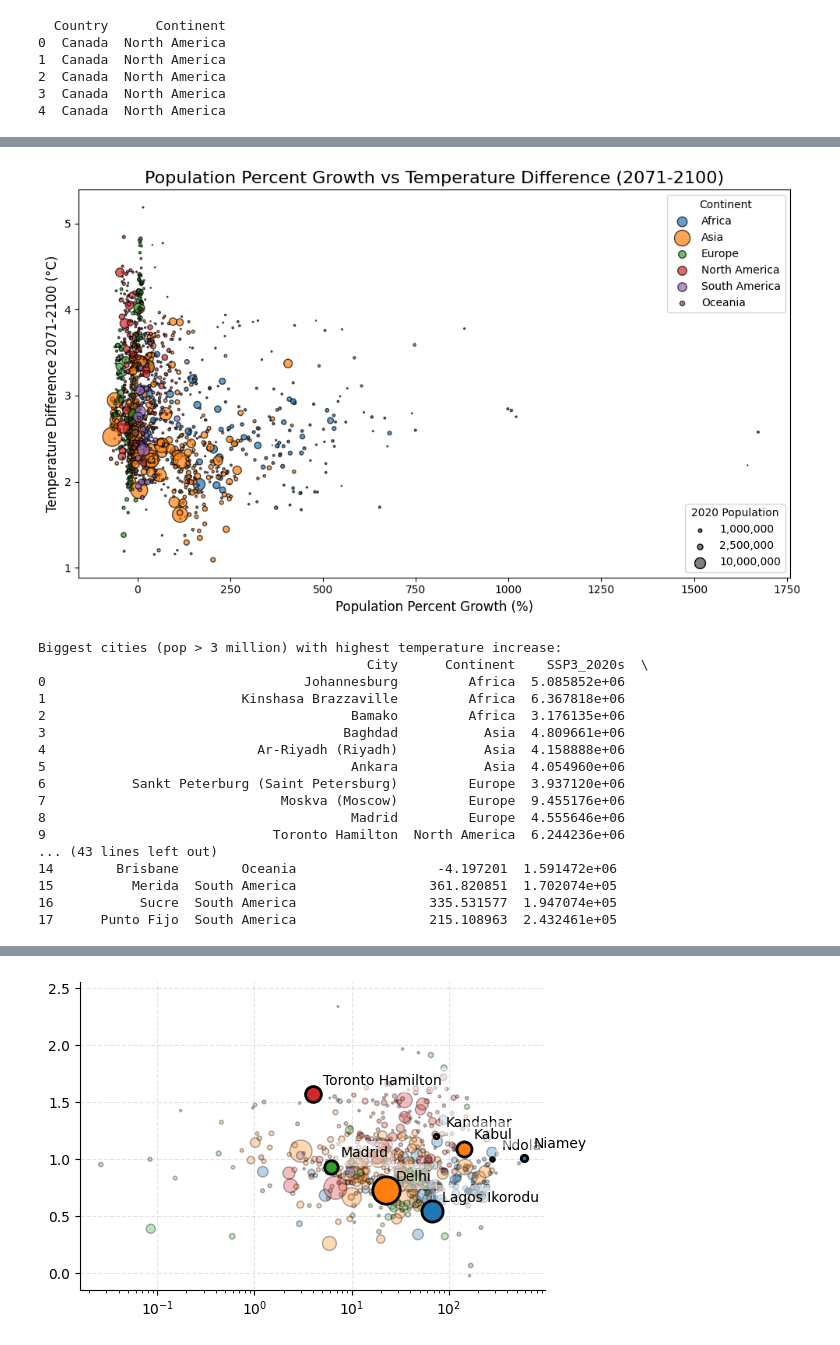
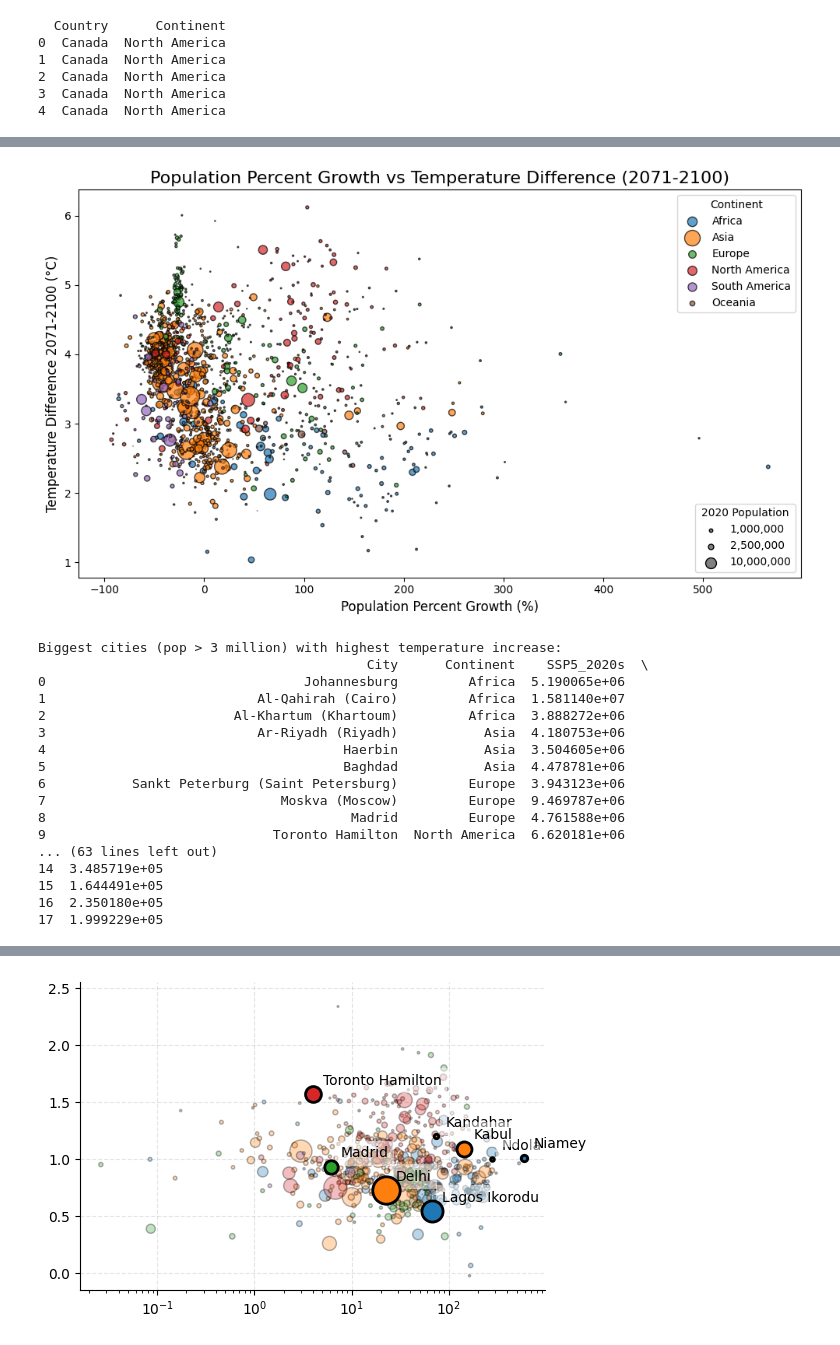
Before and after one commit to johnfriesen/Urban-Climate-Scenarios, a Jupyter notebook: analyse_data.ipynb, the cells around one changed output, grey strips where cells are left out. Drawn from its saved outputs; the diff is of its cells as text; code cells hidden in the pictures.

```diff
--- a/analyse_data.ipynb
+++ b/analyse_data.ipynb
@@ -285,7 +325,7 @@ import pandas as pd
 import matplotlib.pyplot as plt
 
 # --- Set the SSP scenario here ---
-SCENARIO = 'SSP3'  # Change to 'SSP3' or 'SSP1' as needed
+SCENARIO = 'SSP5'  # Change to 'SSP3' or 'SSP1' as needed
 
 # Define the corresponding column names using the scenario variable
 pop_2020s = f'{SCENARIO}_2020s'
@@ -357,51 +397,51 @@ for pop in pop_values:
 plt.legend(handles=handles, title='2020 Population', loc='lower right')
 
 # Set plot title and labels
 plt.title('Population Percent Growth vs Temperature Difference (2071-2100)', fontsize=16)
 plt.xlabel('Population Percent Growth (%)', fontsize=12)
 plt.ylabel('Temperature Difference 2071-2100 (°C)', fontsize=12)
 plt.tight_layout()
 plt.show()
 
 # --- Biggest Cities with High Temperature Increase ---
 # Filter for cities with more than 3 million inhabitants (using the 2020 population column)
 big_cities = merged_data[merged_data[pop_2020s] > 3000000]
 
 # For each continent, get the three cities (from the big cities) with the highest temperature increase
 top_temp_increase = big_cities.groupby('Continent', group_keys=False).apply(
     lambda df: df.nlargest(3, 'Temp_Diff_2071_2100')
 ).reset_index(drop=True)
 
 print("Biggest cities (pop > 3 million) with highest temperature increase:")
 print(top_temp_increase[['City', 'Continent', pop_2020s, 'Population_Percent_Growth', 'Temp_Diff_2071_2100']])
 
 # --- Fastest Growing Cities ---
 # For each continent, get the three cities with the highest population percent growth
 top_pop_growth = merged_data.groupby('Continent', group_keys=False).apply(
     lambda df: df.nlargest(3, 'Population_Percent_Growth')
 ).reset_index(drop=True)
 
 print("\nFastest growing cities (by population percent growth):")
 print(top_pop_growth[['City', 'Continent', 'Population_Percent_Growth', pop_2020s]])
 # %% [output]
-[figure, old version]
+[figure, new version]
 Biggest cities (pop > 3 million) with highest temperature increase:
-                                          City      Continent    SSP3_2020s  \
-0                                 Johannesburg         Africa  5.085852e+06
-1                         Kinshasa Brazzaville         Africa  6.367818e+06
-2                                       Bamako         Africa  3.176135e+06
-3                                      Baghdad           Asia  4.809661e+06
-4                           Ar-Riyadh (Riyadh)           Asia  4.158888e+06
-5                                       Ankara           Asia  4.054960e+06
-6           Sankt Peterburg (Saint Petersburg)         Europe  3.937120e+06
-7                              Moskva (Moscow)         Europe  9.455176e+06
-8                                       Madrid         Europe  4.555646e+06
-9                             Toronto Hamilton  North America  6.244236e+06
-... (43 lines left out)
-14        Brisbane        Oceania                  -4.197201  1.591472e+06
-15          Merida  South America                 361.820851  1.702074e+05
-16           Sucre  South America                 335.531577  1.947074e+05
-17      Punto Fijo  South America                 215.108963  2.432461e+05
+                                          City      Continent    SSP5_2020s  \
+0                                 Johannesburg         Africa  5.190065e+06
+1                           Al-Qahirah (Cairo)         Africa  1.581140e+07
+2                        Al-Khartum (Khartoum)         Africa  3.888272e+06
+3                           Ar-Riyadh (Riyadh)           Asia  4.180753e+06
+4                                      Haerbin           Asia  3.504605e+06
+5                                      Baghdad           Asia  4.478781e+06
+6           Sankt Peterburg (Saint Petersburg)         Europe  3.943123e+06
+7                              Moskva (Moscow)         Europe  9.469787e+06
+8                                       Madrid         Europe  4.761588e+06
+9                             Toronto Hamilton  North America  6.620181e+06
+... (63 lines left out)
+14  3.485719e+05
+15  1.644491e+05
+16  2.350180e+05
+17  1.999229e+05
 # %%
 import pandas as pd
 import matplotlib.pyplot as plt
```
Also changed, not shown: parts of 5 cells of this notebook, 11 other files.
